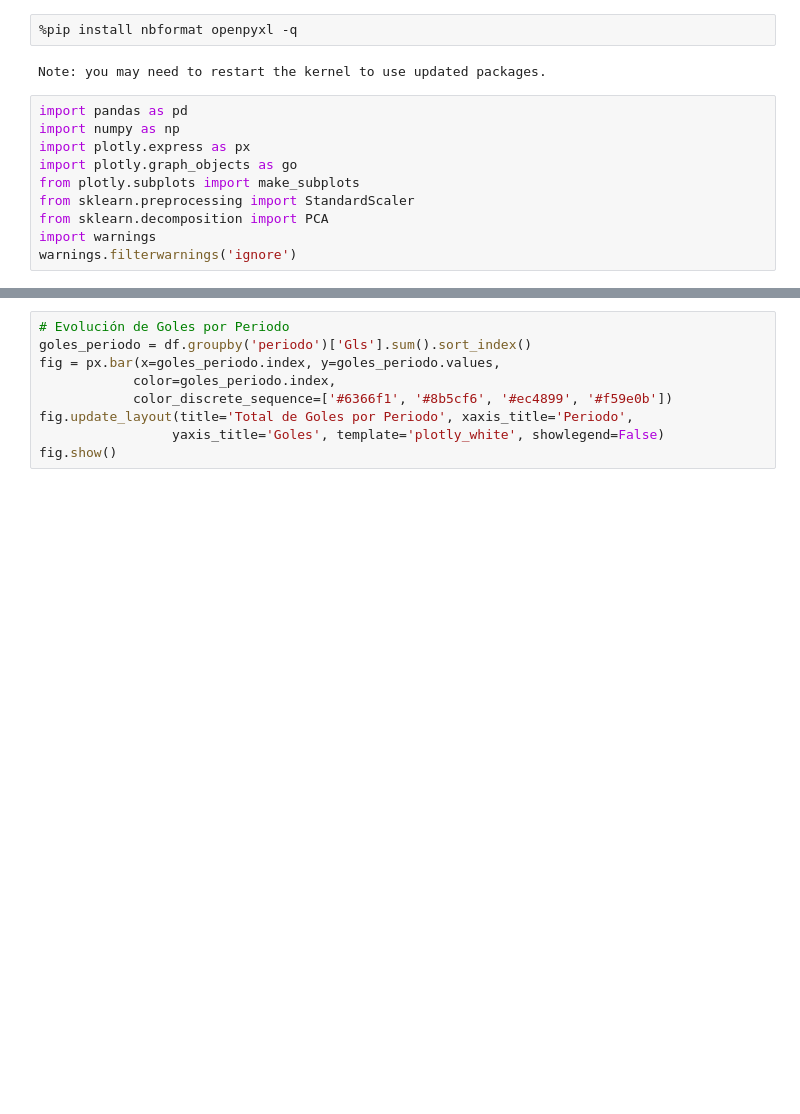
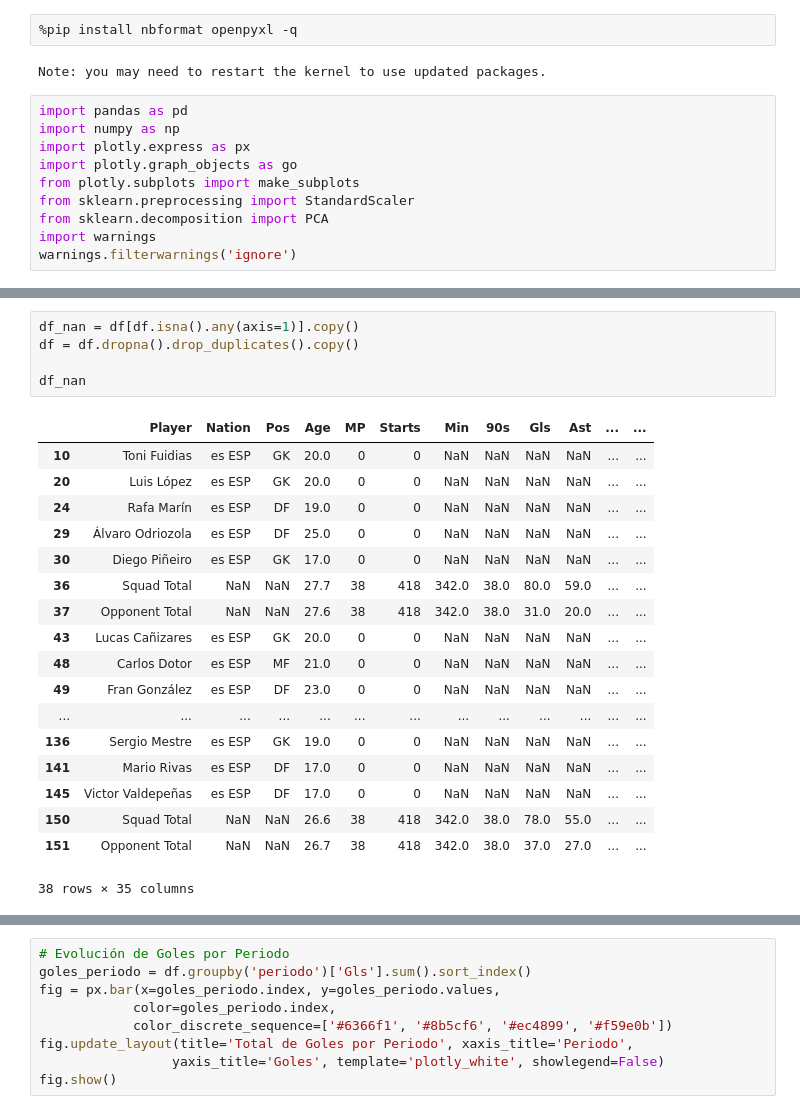
Before and after one commit to Yeps3nM/proyecto-mineria-de-datos, a Jupyter notebook: rocka.ipynb, the cells around one changed output, grey strips where cells are left out. Saved outputs shown, nothing was run; the diff lists cells and outputs as text; blank space fills up the shorter version.

```diff
--- a/rocka.ipynb
+++ b/rocka.ipynb
@@ -99,0 +67,24 @@ df_dummies
+# %%
+df_nan = df[df.isna().any(axis=1)].copy()
+df = df.dropna().drop_duplicates().copy()
+
+df_nan
+# %% [output]
+|  | Player | Nation | Pos | Age | MP | Starts | Min | 90s | Gls | Ast | ... | ... |
+| 10 | Toni Fuidias | es ESP | GK | 20.0 | 0 | 0 | NaN | NaN | NaN | NaN | ... | ... |
+| 20 | Luis López | es ESP | GK | 20.0 | 0 | 0 | NaN | NaN | NaN | NaN | ... | ... |
+| 24 | Rafa Marín | es ESP | DF | 19.0 | 0 | 0 | NaN | NaN | NaN | NaN | ... | ... |
+| 29 | Álvaro Odriozola | es ESP | DF | 25.0 | 0 | 0 | NaN | NaN | NaN | NaN | ... | ... |
+| 30 | Diego Piñeiro | es ESP | GK | 17.0 | 0 | 0 | NaN | NaN | NaN | NaN | ... | ... |
+| 36 | Squad Total | NaN | NaN | 27.7 | 38 | 418 | 342.0 | 38.0 | 80.0 | 59.0 | ... | ... |
+| 37 | Opponent Total | NaN | NaN | 27.6 | 38 | 418 | 342.0 | 38.0 | 31.0 | 20.0 | ... | ... |
+| 43 | Lucas Cañizares | es ESP | GK | 20.0 | 0 | 0 | NaN | NaN | NaN | NaN | ... | ... |
+| 48 | Carlos Dotor | es ESP | MF | 21.0 | 0 | 0 | NaN | NaN | NaN | NaN | ... | ... |
+| 49 | Fran González | es ESP | DF | 23.0 | 0 | 0 | NaN | NaN | NaN | NaN | ... | ... |
+| ... | ... | ... | ... | ... | ... | ... | ... | ... | ... | ... | ... | ... |
+| 136 | Sergio Mestre | es ESP | GK | 19.0 | 0 | 0 | NaN | NaN | NaN | NaN | ... | ... |
+| 141 | Mario Rivas | es ESP | DF | 17.0 | 0 | 0 | NaN | NaN | NaN | NaN | ... | ... |
+| 145 | Victor Valdepeñas | es ESP | DF | 17.0 | 0 | 0 | NaN | NaN | NaN | NaN | ... | ... |
+| 150 | Squad Total | NaN | NaN | 26.6 | 38 | 418 | 342.0 | 38.0 | 78.0 | 55.0 | ... | ... |
+| 151 | Opponent Total | NaN | NaN | 26.7 | 38 | 418 | 342.0 | 38.0 | 37.0 | 27.0 | ... | ... |
+38 rows × 35 columns
```
Also changed, not shown: parts of 29 cells of this notebook.
